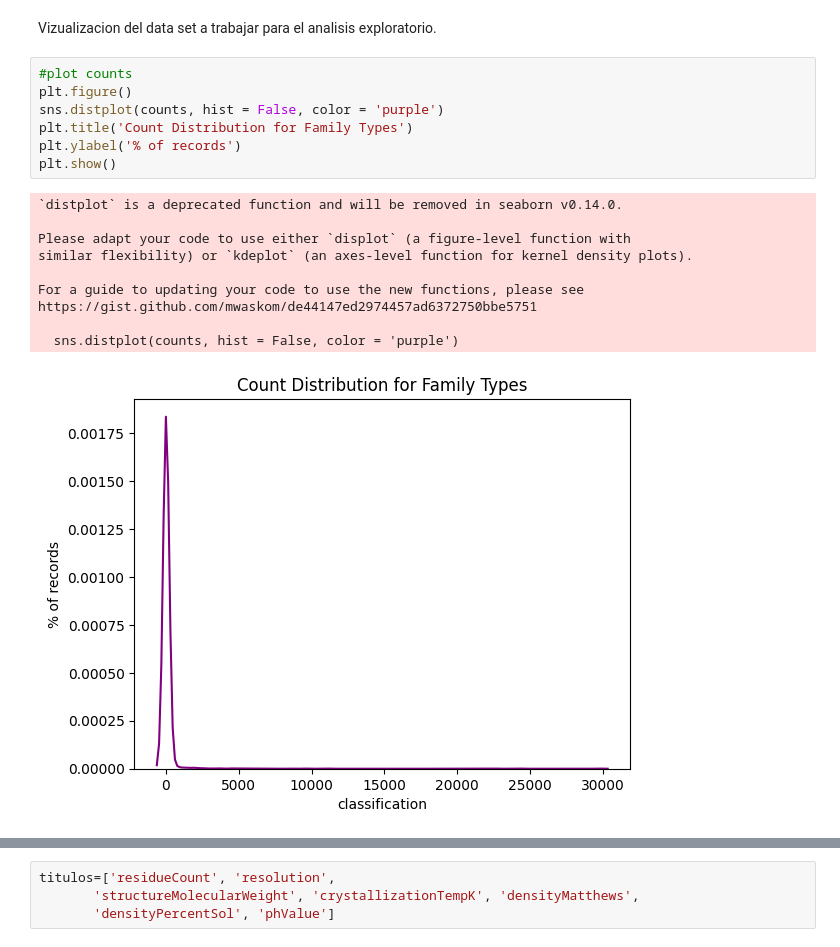
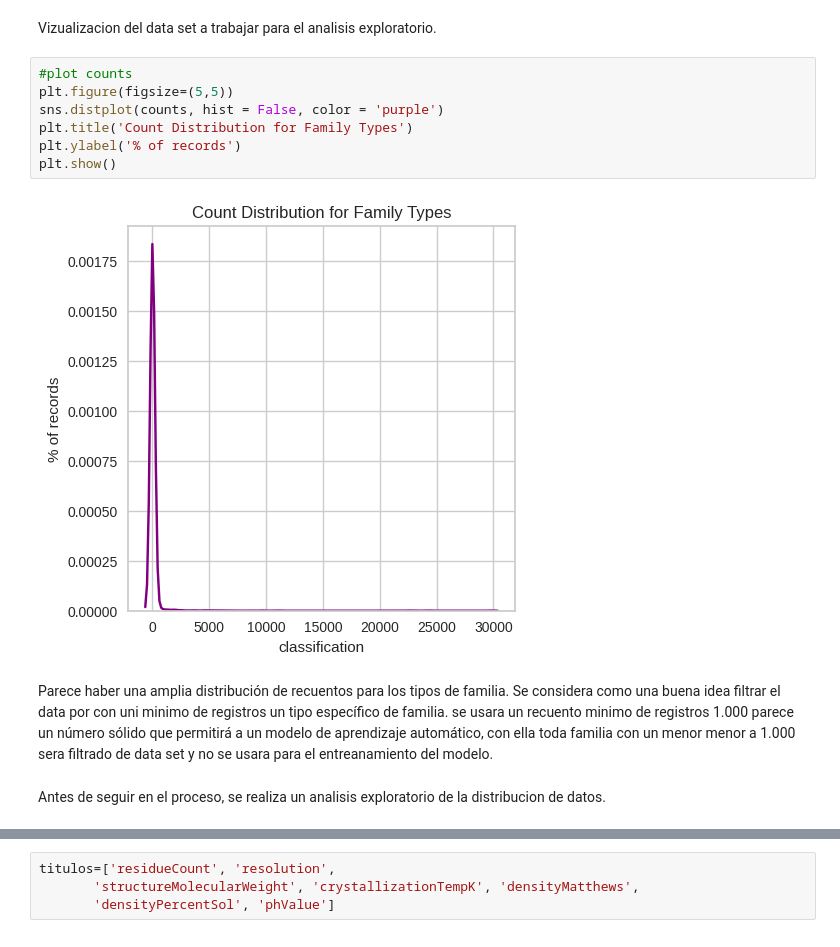
Before and after one commit to Vagarh/University-specialization-in-analytics-and-big-data-IU-DIGITAL, a Jupyter notebook: ML_Prediccion_Protein_Family.ipynb, the cells around one changed output, grey strips where cells are left out. Cells and saved outputs as stored; diff of their text form.

```diff
--- a/ML_Prediccion_Protein_Family.ipynb
+++ b/ML_Prediccion_Protein_Family.ipynb
@@ -315,22 +329,17 @@ Name: classification, Length: 2458, dtype: int64
 Vizualizacion del data set a trabajar para el analisis exploratorio.
 # %%
 #plot counts
-plt.figure()
+plt.figure(figsize=(5,5))
 sns.distplot(counts, hist = False, color = 'purple')
 plt.title('Count Distribution for Family Types')
 plt.ylabel('% of records')
 plt.show()
 # %% [output]
-`distplot` is a deprecated function and will be removed in seaborn v0.14.0.
-
-Please adapt your code to use either `displot` (a figure-level function with
-similar flexibility) or `kdeplot` (an axes-level function for kernel density plots).
-
-For a guide to updating your code to use the new functions, please see
-https://gist.github.com/mwaskom/de44147ed2974457ad6372750bbe5751
-
-  sns.distplot(counts, hist = False, color = 'purple')
-[figure, old version]
+[figure, new version]
+# %% [markdown]
+Parece haber una amplia distribución de recuentos para los tipos de familia. Se considera como una buena idea filtrar el data por con uni minimo  de registros un tipo específico de familia. se usara un recuento minimo de  registros 1.000 parece un número sólido que permitirá a un modelo de aprendizaje automático, con ella toda familia con un menor menor a 1.000 sera filtrado de data set y no se usara para el entreanamiento del modelo.
+# %% [markdown]
+Antes de seguir en el proceso, se realiza un analisis exploratorio de la distribucion de datos.
 # %%
 %matplotlib inline
 import matplotlib.pyplot as plt
```
Also changed, not shown: parts of 39 cells of this notebook.
